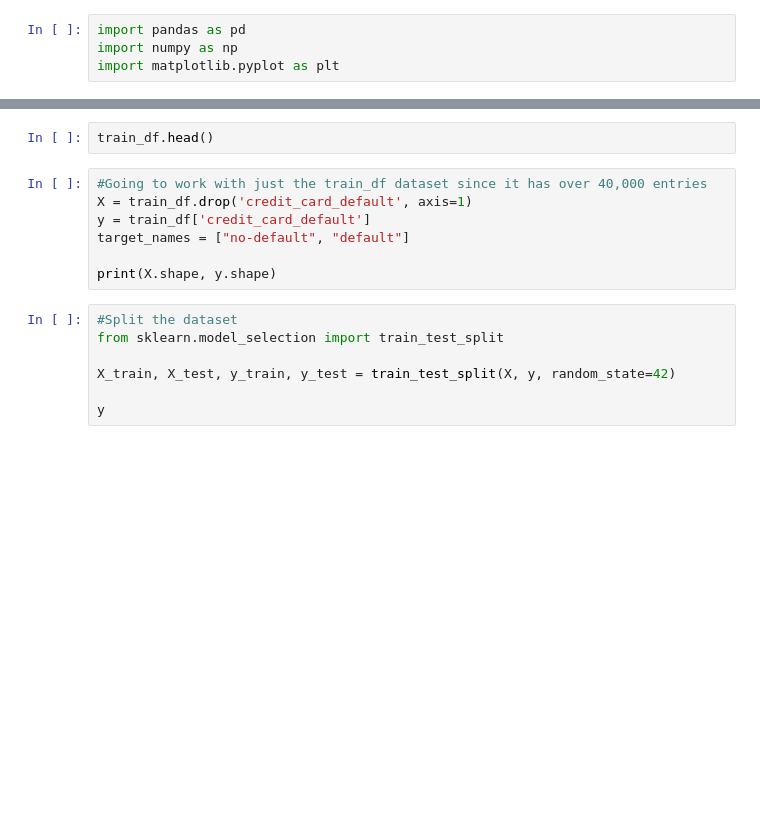
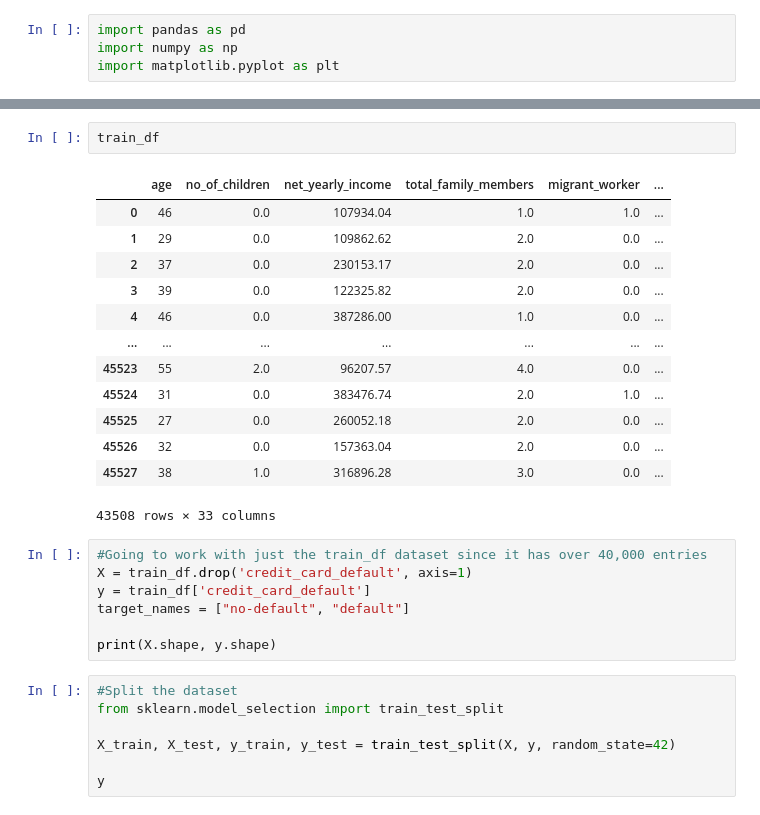
Before and after one commit to gjumaan/ml-project, a Jupyter notebook: svm.ipynb, the cells around one changed output, grey strips where cells are left out. Drawn from its saved outputs; the diff is of its cells as text; blank space fills up the shorter version.

```diff
--- a/svm.ipynb
+++ b/svm.ipynb
@@ -28,5 +52,19 @@ train_df = pd.get_dummies(train_df, columns=["gender", "owns_car", "owns_house",
 # %%
-train_df.head()
+train_df
+# %% [output]
+|  | age | no_of_children | net_yearly_income | total_family_members | migrant_worker | ... |
+| 0 | 46 | 0.0 | 107934.04 | 1.0 | 1.0 | ... |
+| 1 | 29 | 0.0 | 109862.62 | 2.0 | 0.0 | ... |
+| 2 | 37 | 0.0 | 230153.17 | 2.0 | 0.0 | ... |
+| 3 | 39 | 0.0 | 122325.82 | 2.0 | 0.0 | ... |
+| 4 | 46 | 0.0 | 387286.00 | 1.0 | 0.0 | ... |
+| ... | ... | ... | ... | ... | ... | ... |
+| 45523 | 55 | 2.0 | 96207.57 | 4.0 | 0.0 | ... |
+| 45524 | 31 | 0.0 | 383476.74 | 2.0 | 1.0 | ... |
+| 45525 | 27 | 0.0 | 260052.18 | 2.0 | 0.0 | ... |
+| 45526 | 32 | 0.0 | 157363.04 | 2.0 | 0.0 | ... |
+| 45527 | 38 | 1.0 | 316896.28 | 3.0 | 0.0 | ... |
+43508 rows × 33 columns
 # %%
 #Going to work with just the train_df dataset since it has over 40,000 entries
 X = train_df.drop('credit_card_default', axis=1)
```
Also changed, not shown: parts of 7 cells of this notebook, 2 other files.
